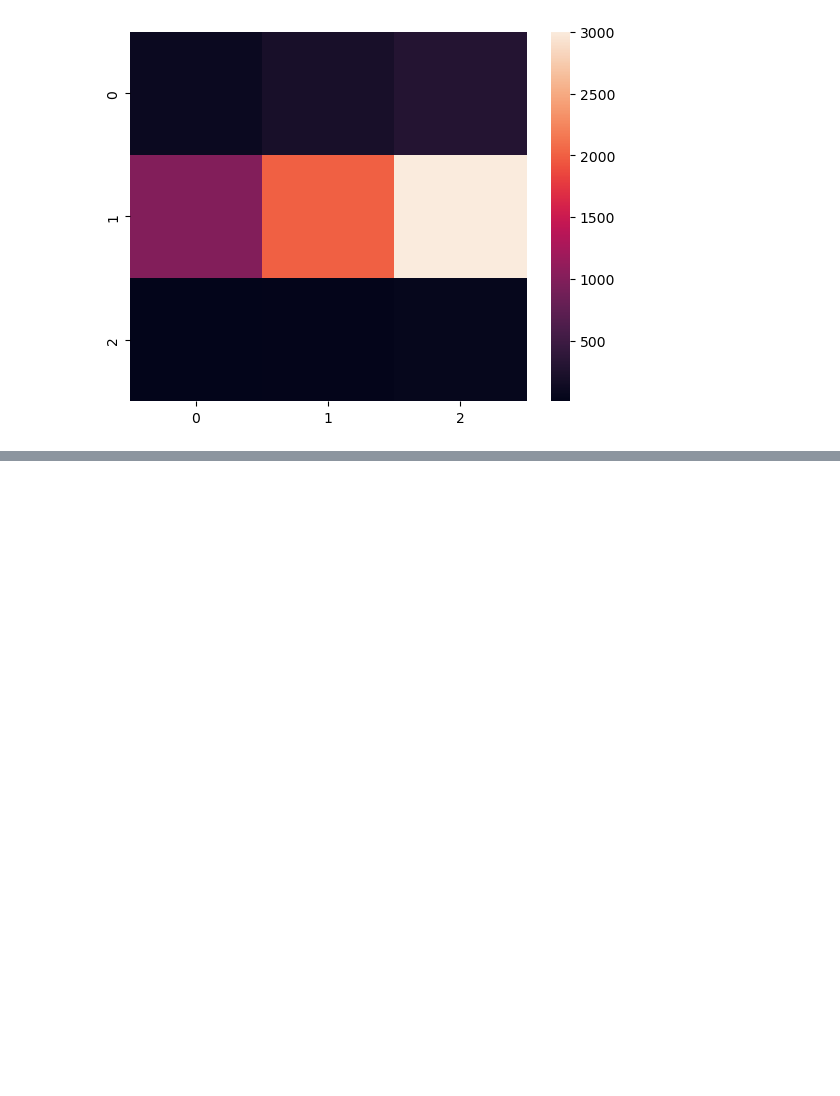
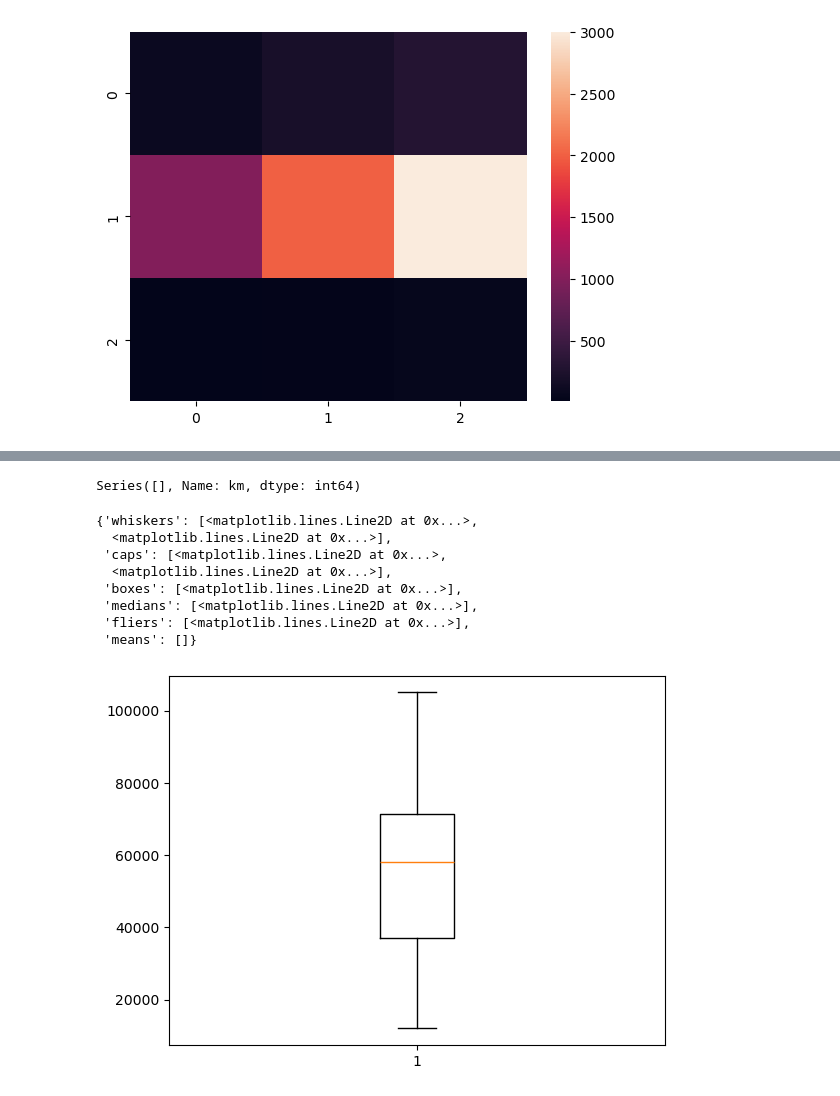
Before and after one commit to pakarthikstudent/DataEngineering__MLOps, a Jupyter notebook: DAY2/DE-2.ipynb, the cells around one changed output, grey strips where cells are left out. Drawn from its saved outputs; the diff is of its cells as text; code cells hidden in the pictures; blank space fills up the shorter version.

```diff
--- a/DAY2/DE-2.ipynb
+++ b/DAY2/DE-2.ipynb
@@ -955,0 +1138,22 @@ Dataloading ->Clean ->detect_outliers ->EDA ->visualization -> ML
+# %%
+# outliter - zscore ->plt.boxplot()
+mean = np.mean(df['km'])
+std_dev = np.std(df['km'])
+
+z_scores = (df['km'] - mean)/std_dev
+outliers = df['km'][np.abs(z_scores) >2]
+outliers
+# %% [output]
+Series([], Name: km, dtype: int64)
+# %%
+plt.boxplot(df['km'])
+# %% [output]
+{'whiskers': [<matplotlib.lines.Line2D at 0x...>,
+  <matplotlib.lines.Line2D at 0x...>],
+ 'caps': [<matplotlib.lines.Line2D at 0x...>,
+  <matplotlib.lines.Line2D at 0x...>],
+ 'boxes': [<matplotlib.lines.Line2D at 0x...>],
+ 'medians': [<matplotlib.lines.Line2D at 0x...>],
+ 'fliers': [<matplotlib.lines.Line2D at 0x...>],
+ 'means': []}
+[figure, added]
```
Also changed, not shown: parts of 25 cells of this notebook.
